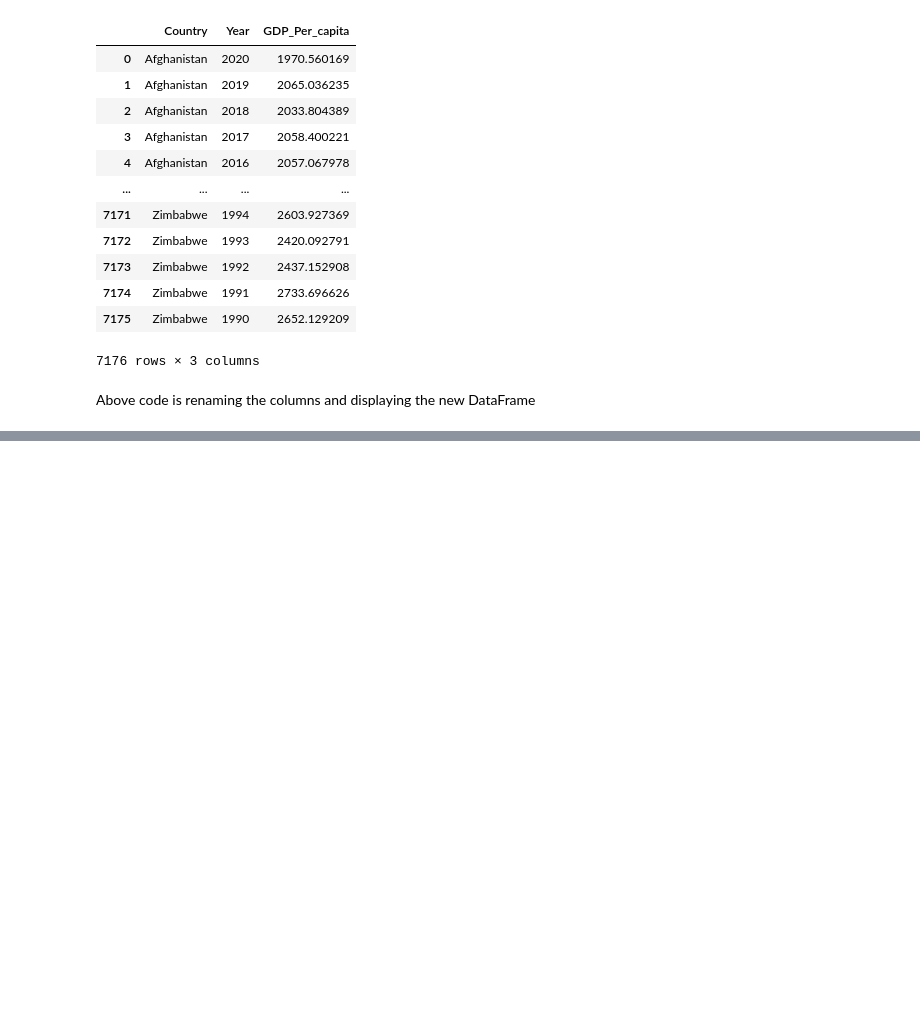
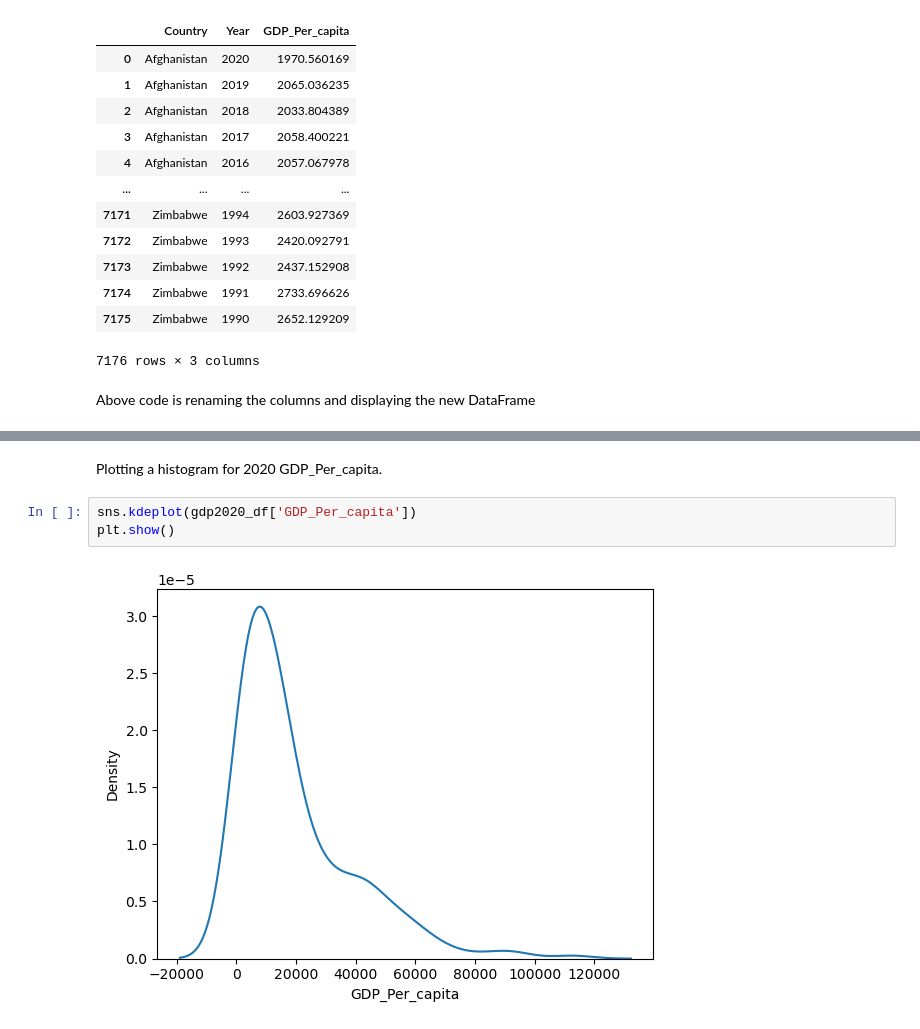
Before and after one commit to NSS-Full-Time-Data-Analytics-9/gdp_and_internet_usage-WilliamPrunty, a Jupyter notebook: notebooks/gdp_and_internet_usage_williamp.ipynb, the cells around one changed output, grey strips where cells are left out. Cells and saved outputs as stored; diff of their text form; blank space fills up the shorter version.

```diff
--- a/notebooks/gdp_and_internet_usage_williamp.ipynb
+++ b/notebooks/gdp_and_internet_usage_williamp.ipynb
@@ -83,0 +163,7 @@ Above code creates a set of all unique years in the DataFrame.
+# %% [markdown]
+Plotting a histogram for 2020 GDP_Per_capita.
+# %%
+sns.kdeplot(gdp2020_df['GDP_Per_capita'])
+plt.show()
+# %% [output]
+[figure, added]
```
Also changed, not shown: parts of 37 cells of this notebook.
